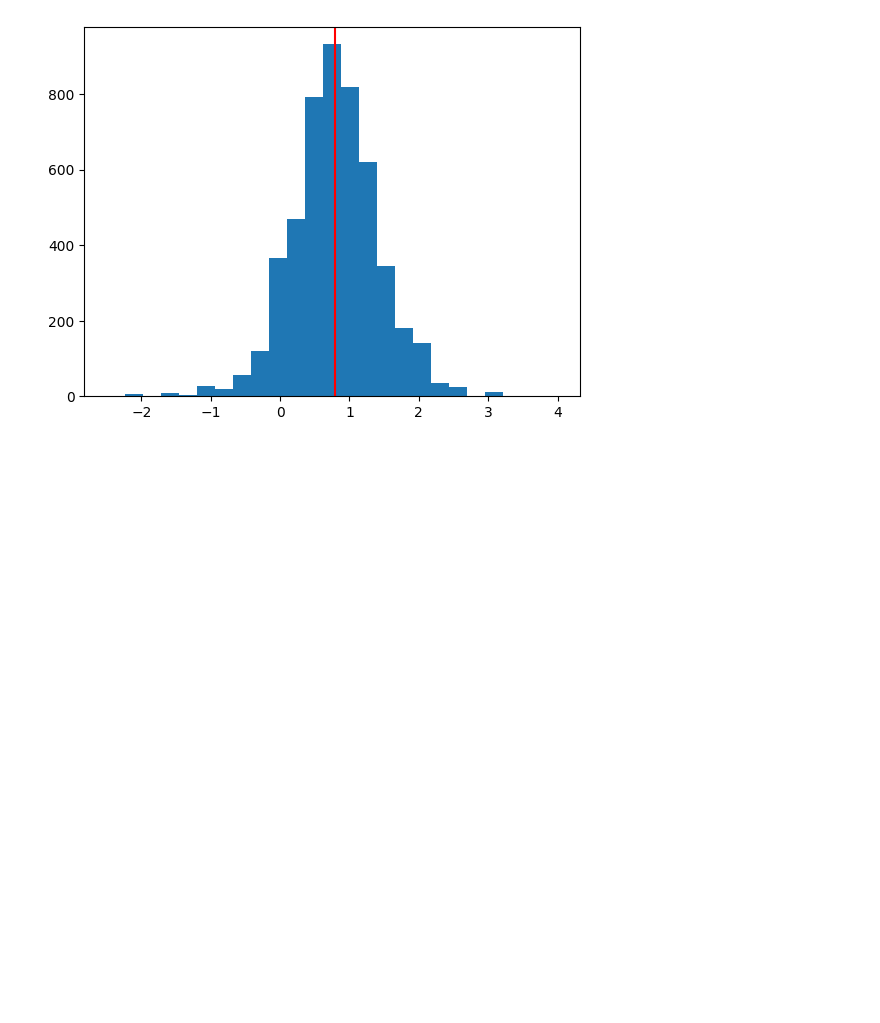
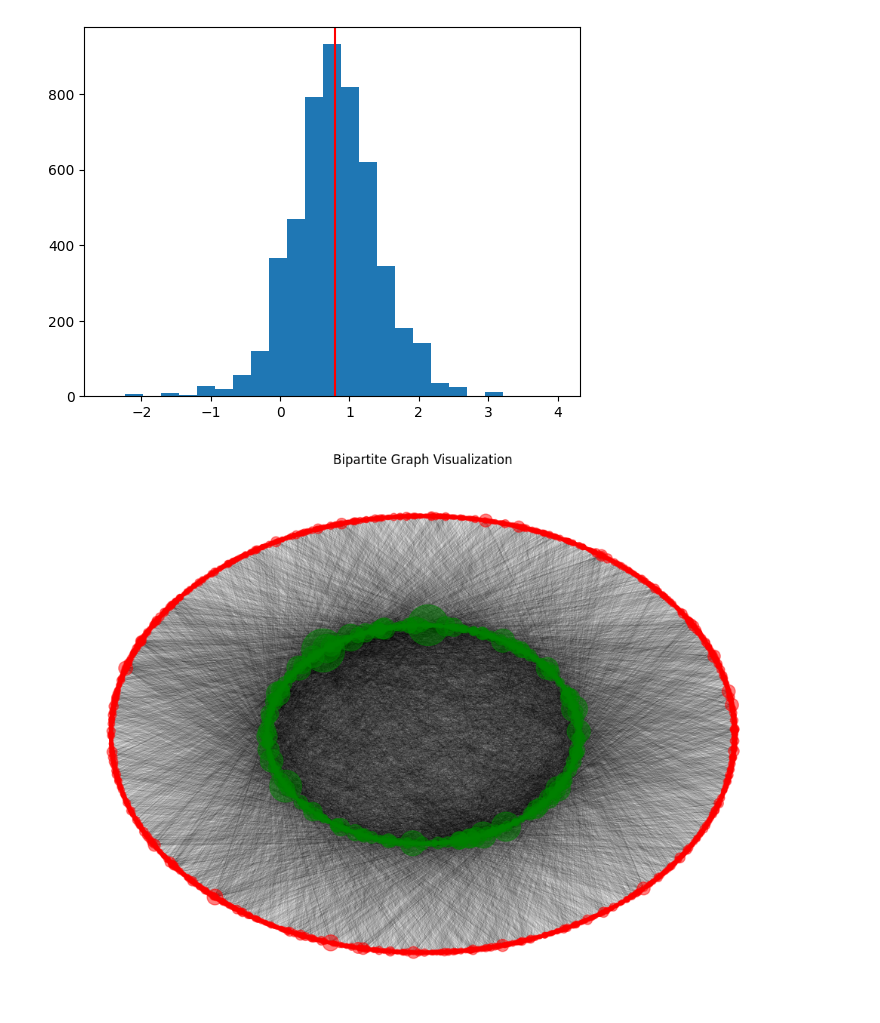
Before and after one commit to eskehaack/SGI_exam_project, a Jupyter notebook: helper_notebook.ipynb, the cells around one changed output. Drawn from its saved outputs; the diff is of its cells as text; code cells hidden in the pictures; blank space fills up the shorter version.

```diff
--- a/helper_notebook.ipynb
+++ b/helper_notebook.ipynb
@@ -46,3 +46,30 @@ plt.hist(sents, bins=25)
 plt.show()
 # %% [output]
 [figure]
+# %%
+def plot_bipartite_graph(bipartite_graph):
+    # Extract the sets of nodes in each bipartite set
+    top_nodes = {n for n, d in bipartite_graph.nodes(data=True) if d['bipartite'] == 0}
+    bottom_nodes = set(bipartite_graph) - top_nodes
+
+    # Choose a layout algorithm suitable for bipartite graphs
+    # pos = nx.bipartite_layout(bipartite_graph, top_nodes)
+    # pos = nx.spring_layout(bipartite_graph, pos=pos, seed=42, dim=2)
+    pos = nx.shell_layout(bipartite_graph, nlist=[top_nodes, bottom_nodes])
+
+    # Define colors for nodes in each partition
+    colors = ['green' if n in top_nodes else 'red' for n in bipartite_graph.nodes]
+
+    # Define sizes for nodes based on their degree
+    node_sizes = [2.0 * bipartite_graph.degree[node] for node in bipartite_graph.nodes]
+
+    plt.figure(figsize = (10,7))
+    # Plot the bipartite graph with different node colors
+    nx.draw(bipartite_graph, pos=pos, with_labels=False, font_weight='bold', node_size=node_sizes, node_color=colors, width = 0.03, alpha=0.5)
+
+    plt.title("Bipartite Graph Visualization")
+    plt.show()
+
+plot_bipartite_graph(G)
+# %% [output]
+[figure, added]
```
